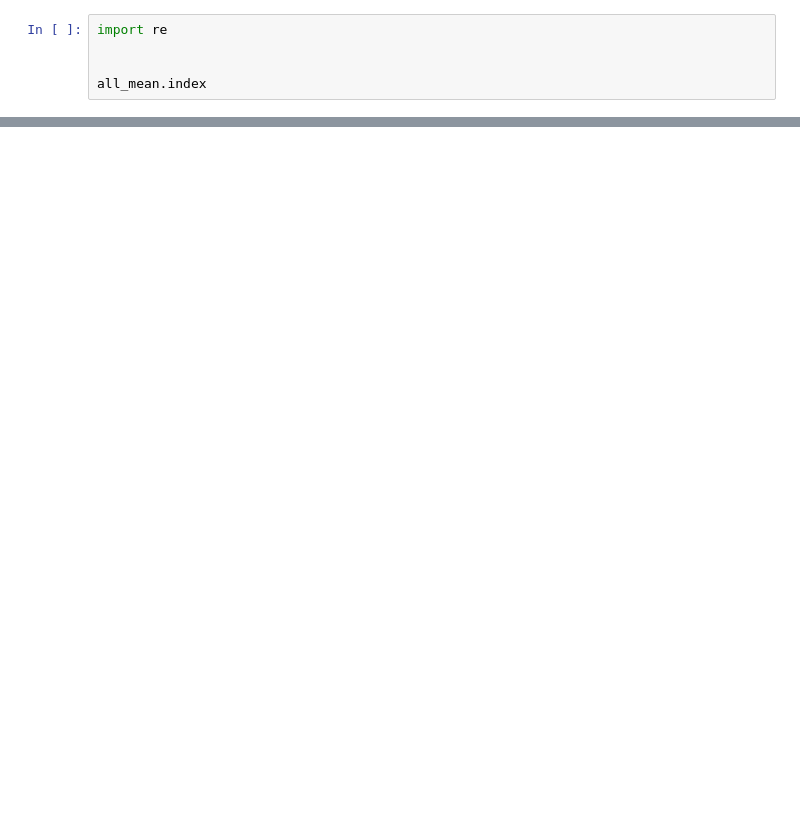
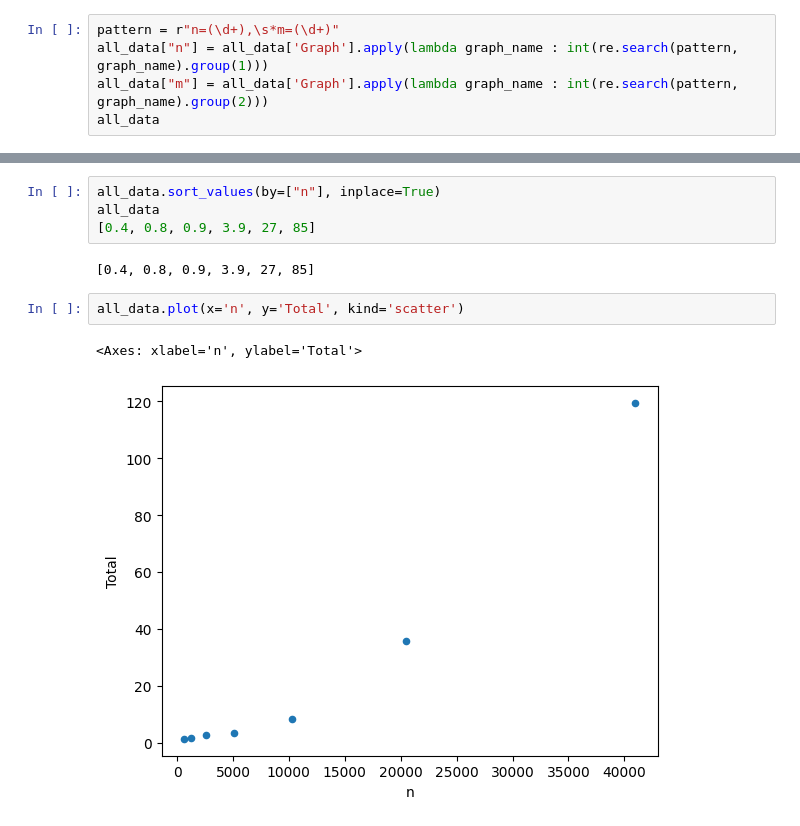
Before and after one commit to RobyBobby24/AlgorithmEngineering, a Jupyter notebook: analysis/double_experiment.ipynb, the cells around one changed output, grey strips where cells are left out. Drawn from its saved outputs; the diff is of its cells as text; blank space fills up the shorter version.

```diff
--- a/analysis/double_experiment.ipynb
+++ b/analysis/double_experiment.ipynb
@@ -46,6 +27,6 @@ all_mean
 # %%
-import re
-
-
-all_mean.index
+pattern = r"n=(\d+),\s*m=(\d+)"
+all_data["n"] = all_data['Graph'].apply(lambda graph_name : int(re.search(pattern, graph_name).group(1)))
+all_data["m"] = all_data['Graph'].apply(lambda graph_name : int(re.search(pattern, graph_name).group(2)))
+all_data
 # %% [output]
@@ -58,0 +41,11 @@ Index(['DoubleExperiment(n=10).graph', 'DoubleExperiment(n=10240).graph',
+# %%
+all_data.sort_values(by=["n"], inplace=True)
+all_data
+[0.4, 0.8, 0.9, 3.9, 27, 85]
+# %% [output]
+[0.4, 0.8, 0.9, 3.9, 27, 85]
+# %%
+all_data.plot(x='n', y='Total', kind='scatter')
+# %% [output]
+<Axes: xlabel='n', ylabel='Total'>
+[figure, added]
```
Also changed, not shown: parts of 6 cells of this notebook, 8 other files.
